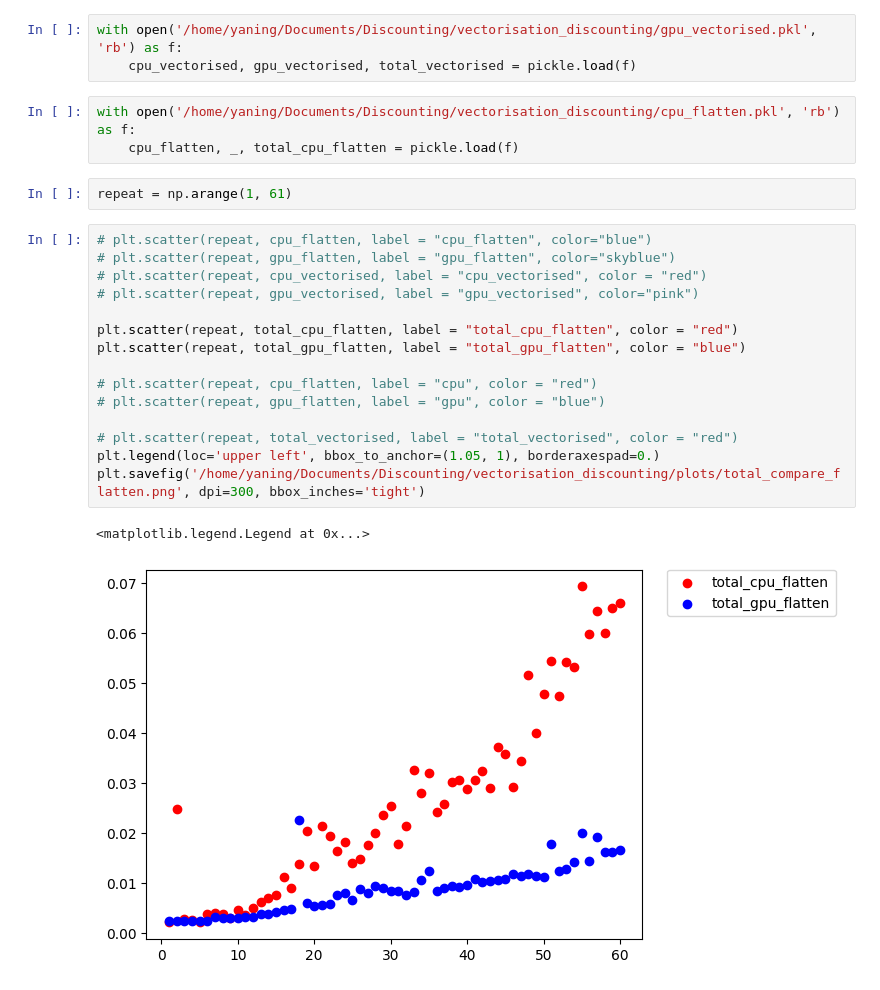
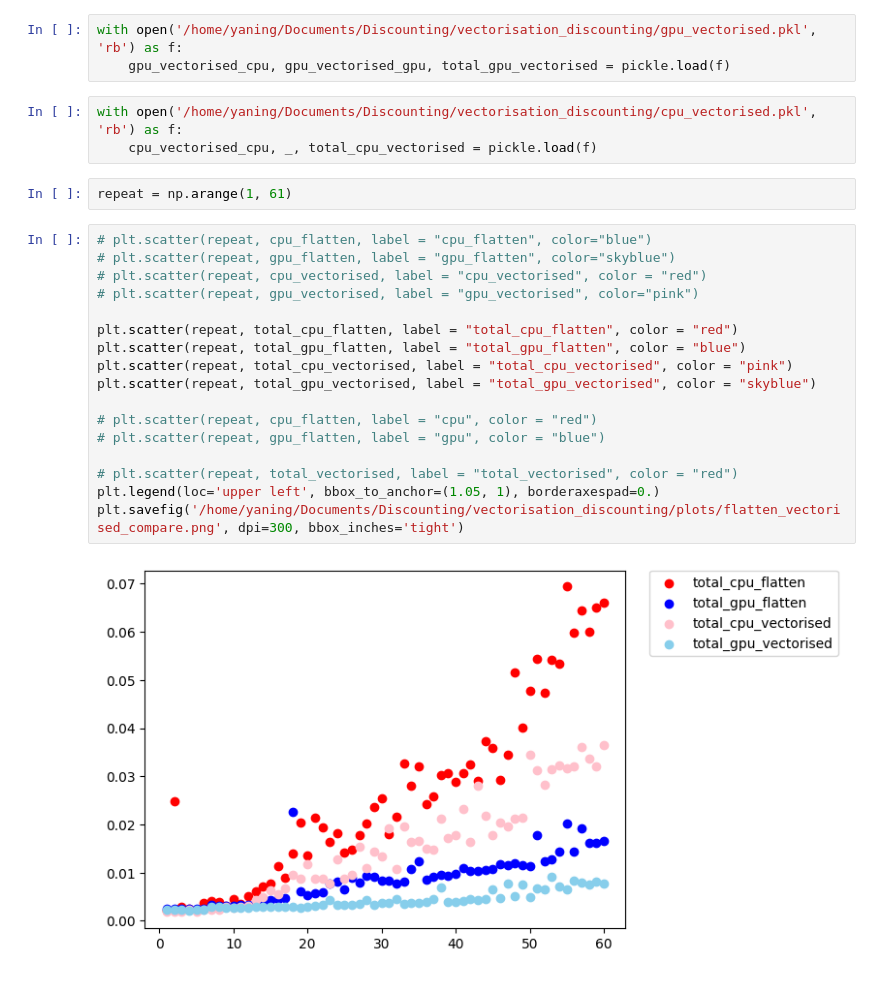
Before and after one commit to hhsherlock/Discounting, a Jupyter notebook: vectorisation_discounting/speed_analysis.ipynb, the cells around one changed output. Saved outputs shown, nothing was run; the diff lists cells and outputs as text.

Commit message:
compare flatten and vectorise

```diff
--- a/vectorisation_discounting/speed_analysis.ipynb
+++ b/vectorisation_discounting/speed_analysis.ipynb
@@ -24,27 +24,28 @@ len(total_gpu_flatten)
 60
 # %%
 with open('/home/yaning/Documents/Discounting/vectorisation_discounting/gpu_vectorised.pkl', 'rb') as f:
-    cpu_vectorised, gpu_vectorised, total_vectorised = pickle.load(f)
+    gpu_vectorised_cpu, gpu_vectorised_gpu, total_gpu_vectorised = pickle.load(f)
 # %%
-with open('/home/yaning/Documents/Discounting/vectorisation_discounting/cpu_flatten.pkl', 'rb') as f:
-    cpu_flatten, _, total_cpu_flatten = pickle.load(f)
+with open('/home/yaning/Documents/Discounting/vectorisation_discounting/cpu_vectorised.pkl', 'rb') as f:
+    cpu_vectorised_cpu, _, total_cpu_vectorised = pickle.load(f)
 # %%
 repeat = np.arange(1, 61)
 # %%
 # plt.scatter(repeat, cpu_flatten, label = "cpu_flatten", color="blue")
 # plt.scatter(repeat, gpu_flatten, label = "gpu_flatten", color="skyblue")
 # plt.scatter(repeat, cpu_vectorised, label = "cpu_vectorised", color = "red")
 # plt.scatter(repeat, gpu_vectorised, label = "gpu_vectorised", color="pink")
 
 plt.scatter(repeat, total_cpu_flatten, label = "total_cpu_flatten", color = "red")
 plt.scatter(repeat, total_gpu_flatten, label = "total_gpu_flatten", color = "blue")
+plt.scatter(repeat, total_cpu_vectorised, label = "total_cpu_vectorised", color = "pink")
+plt.scatter(repeat, total_gpu_vectorised, label = "total_gpu_vectorised", color = "skyblue")
 
 # plt.scatter(repeat, cpu_flatten, label = "cpu", color = "red")
 # plt.scatter(repeat, gpu_flatten, label = "gpu", color = "blue")
 
 # plt.scatter(repeat, total_vectorised, label = "total_vectorised", color = "red")
 plt.legend(loc='upper left', bbox_to_anchor=(1.05, 1), borderaxespad=0.)
-plt.savefig('/home/yaning/Documents/Discounting/vectorisation_discounting/plots/total_compare_flatten.png', dpi=300, bbox_inches='tight')
+plt.savefig('/home/yaning/Documents/Discounting/vectorisation_discounting/plots/flatten_vectorised_compare.png', dpi=300, bbox_inches='tight')
 # %% [output]
-<matplotlib.legend.Legend at 0x...>
-[figure, old version]
+[figure, new version]
```
Also changed, not shown: parts of 1 cell of this notebook, 2 other files.
